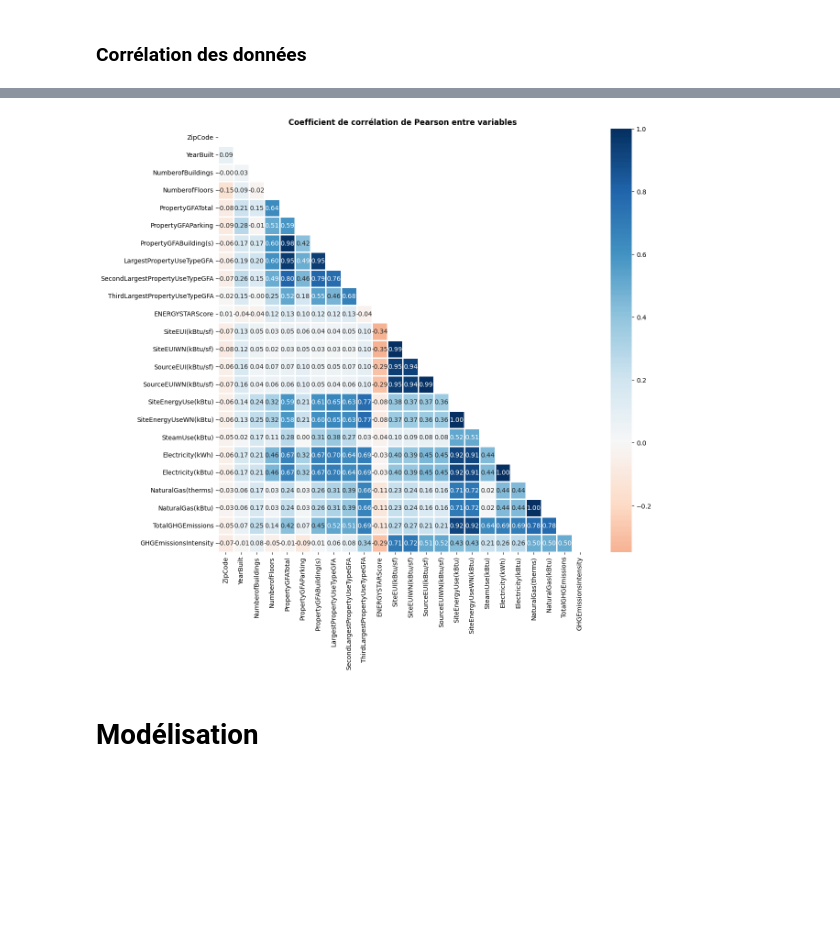
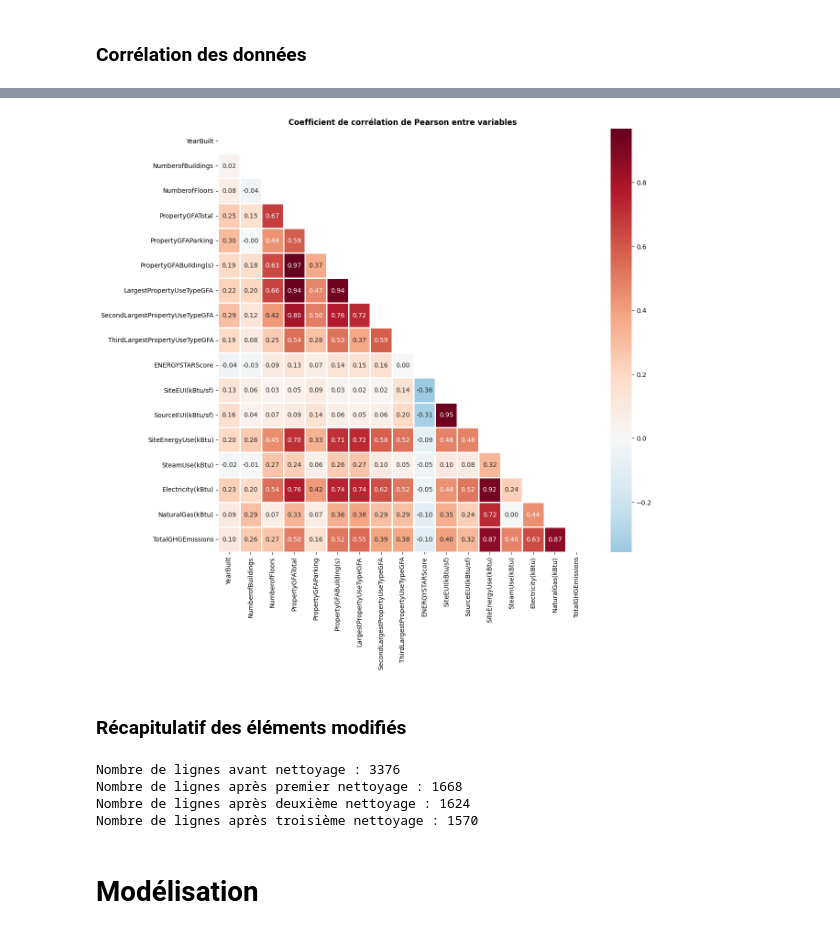
Before and after one commit to MiroMilano59/anticiper_besoins_consommation_batiments, a Jupyter notebook: template_modelistation_supervisee.ipynb, the cells around one changed output, grey strips where cells are left out. Cells and saved outputs as stored; diff of their text form; code cells hidden in the pictures; blank space fills up the shorter version.

```diff
--- a/template_modelistation_supervisee.ipynb
+++ b/template_modelistation_supervisee.ipynb
@@ -207,6 +254,9 @@ colonne entièrement vide :
 # %%
-df_troisieme_nettoyage = df_deuxieme_nettoyage.drop(columns=['DataYear', 'PropertyName', 'Address', 'City', 'State', 'Latitude',
-                                                             'Longitude', 'TaxParcelIdentificationNumber', 'Comments', 'DefaultData', 'Outlier'])
+# df_troisieme_nettoyage = df_deuxieme_nettoyage.drop(columns=['DataYear', 'PropertyName', 'Address', 'City', 'State', 'Latitude',
+#                                                              'Longitude', 'TaxParcelIdentificationNumber', 'Comments', 'DefaultData', 'Outlier'])
+
+df_troisieme_nettoyage = df_deuxieme_nettoyage.drop(columns=['PropertyName', 'Address', 'City', 'State',
+                                                             'TaxParcelIdentificationNumber', 'Comments', 'DefaultData', 'Outlier'])
 df_troisieme_nettoyage.reset_index(inplace=True, drop=True)
 print(df_troisieme_nettoyage.shape)
 df_troisieme_nettoyage
@@ -449,0 +759,3 @@ Top 5 des valeurs max :
+# %%
+df_troisieme_nettoyage.loc[df_troisieme_nettoyage['OSEBuildingID'] == 496, 'LargestPropertyUseType'] = 'Other - Recreation'
+df_troisieme_nettoyage.loc[df_troisieme_nettoyage['OSEBuildingID'] == 496]
@@ -1093,16 +1473,55 @@ df_troisieme_nettoyage.select_dtypes(include='number').corr()
 # %%
-cols_to_exclude = ['OSEBuildingID', 'CouncilDistrictCode']
+cols_to_exclude = [
+    "OSEBuildingID",
+    "CouncilDistrictCode",
+
+    # méta / géo
+    "DataYear",
+    "ZipCode",
+    "Latitude",
+    "Longitude",
+
+    # # surfaces très corrélées
+    # "PropertyGFAParking",
+    # "PropertyGFABuilding(s)",
+    # "SecondLargestPropertyUseTypeGFA",
+    # "ThirdLargestPropertyUseTypeGFA",
+
+    # versions météo-normalisées
+    "SiteEnergyUseWN(kBtu)",
+    "SiteEUIWN(kBtu/sf)",
+    "SourceEUIWN(kBtu/sf)",
+
+    # doublons d’unités
+    "Electricity(kWh)",
+    "NaturalGas(therms)",
+
+    # dérivé de la cible
+    "GHGEmissionsIntensity",
+]
 
 corr = (df_troisieme_nettoyage.select_dtypes(include='number').drop(columns=cols_to_exclude).corr())
 
 mask = np.triu(np.ones_like(corr, dtype=bool))
 
 plt.figure(figsize=(13, 12))
-sns.heatmap(corr, mask=mask, center=0, cmap='RdBu', linewidths=1, annot=True, fmt=".2f")
+sns.heatmap(corr, mask=mask, center=0, cmap='RdBu_r', linewidths=1, annot=True, fmt=".2f")
 plt.title("Coefficient de corrélation de Pearson entre variables", fontweight="bold")
 plt.show()
 # %% [output]
-[figure, old version]
+[figure, new version]
+# %% [markdown]
+### Récapitulatif des éléments modifiés
+# %%
+print("Nombre de lignes avant nettoyage :", len(building_consumption))
+print("Nombre de lignes après premier nettoyage :", len(df_premier_nettoyage))
+print("Nombre de lignes après deuxième nettoyage :", len(df_deuxieme_nettoyage))
+print("Nombre de lignes après troisième nettoyage :", len(df_troisieme_nettoyage))
+# %% [output]
+Nombre de lignes avant nettoyage : 3376
+Nombre de lignes après premier nettoyage : 1668
+Nombre de lignes après deuxième nettoyage : 1624
+Nombre de lignes après troisième nettoyage : 1570
 # %% [markdown]
 # Modélisation
 # %% [markdown]
```
Also changed, not shown: parts of 172 cells of this notebook.
